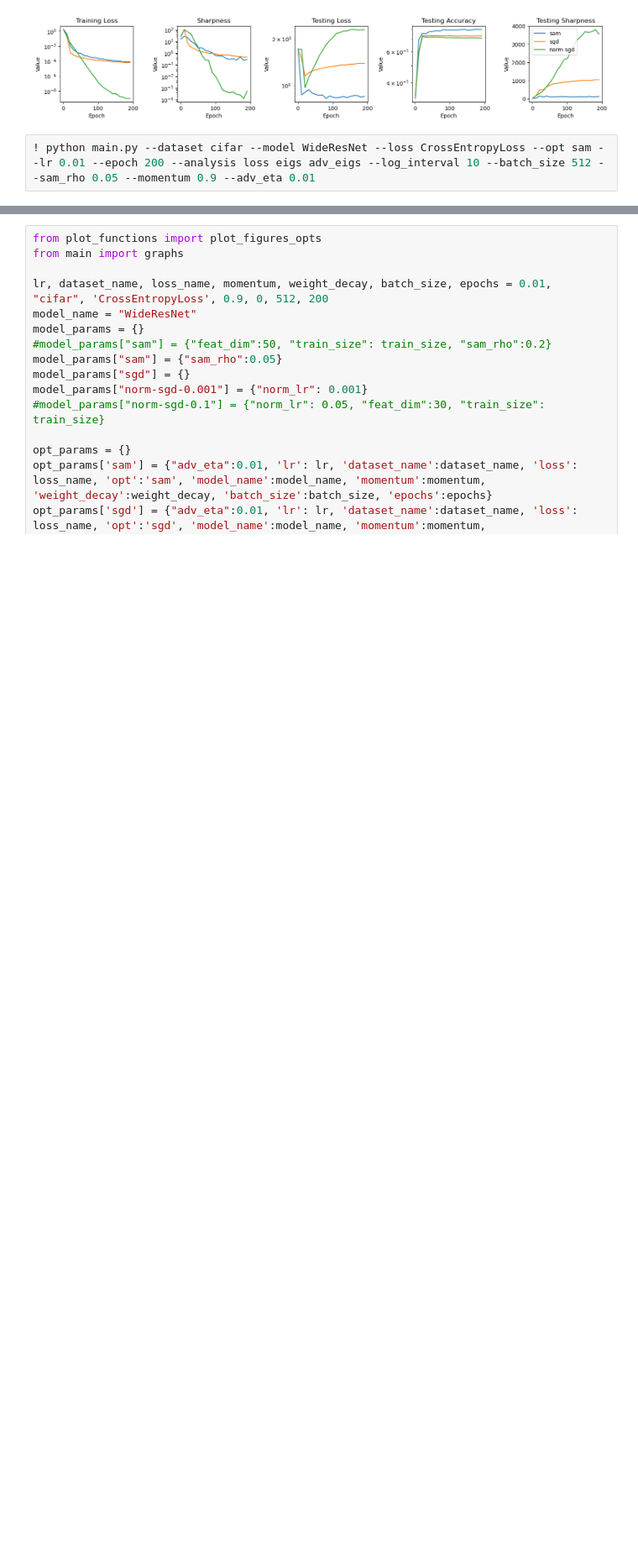
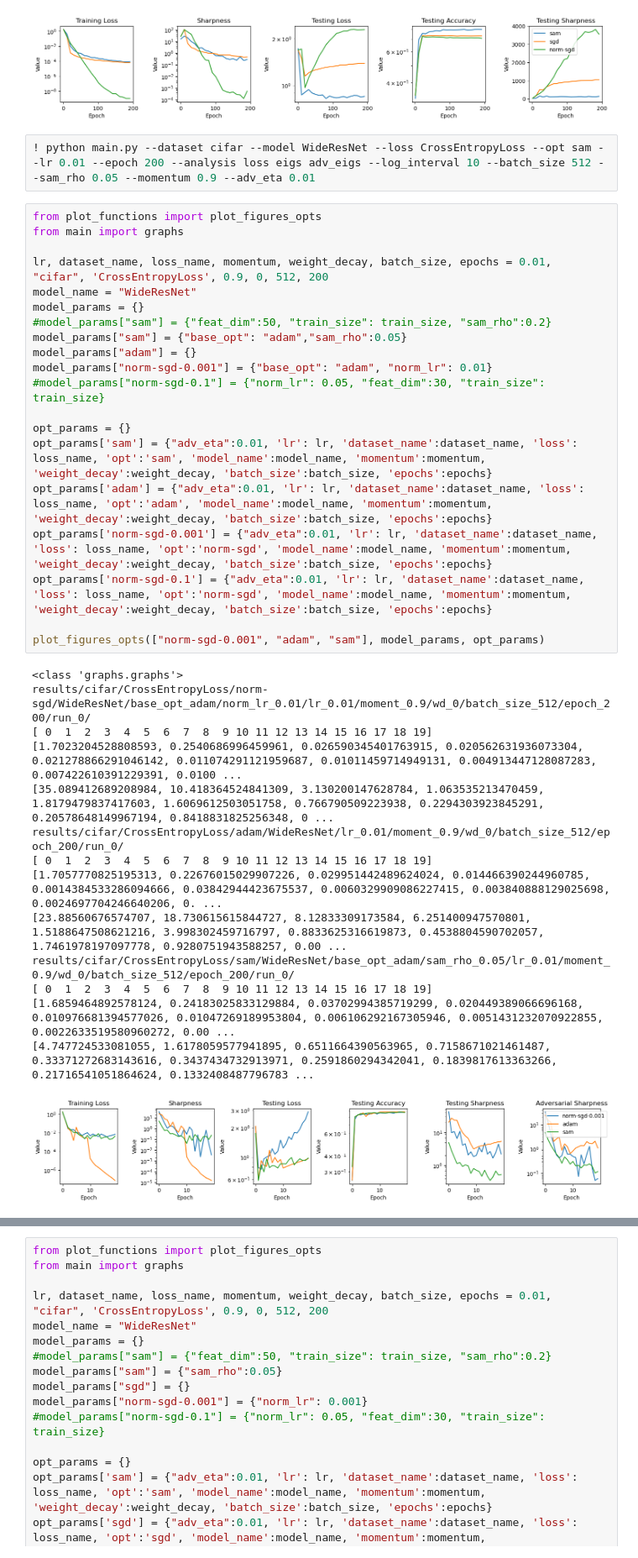
Before and after one commit to lucmonl/mlopt, a Jupyter notebook: notebook/sharpness-generalization.ipynb, the cells around one changed output, grey strips where cells are left out. Shown at 84% size. Drawn from its saved outputs; the diff is of its cells as text; blank space fills up the shorter version.

```diff
--- a/notebook/sharpness-generalization.ipynb
+++ b/notebook/sharpness-generalization.ipynb
@@ -455,6 +456,41 @@ results/cifar/norm-sgd/WideResNet/norm_lr_0.001/lr_0.01/wd_0/batch_size_512/epoc
 [figure]
 # %%
 ! python main.py --dataset cifar --model WideResNet --loss CrossEntropyLoss --opt sam --lr 0.01 --epoch 200 --analysis loss eigs adv_eigs --log_interval 10 --batch_size 512 --sam_rho 0.05 --momentum 0.9 --adv_eta 0.01
+# %%
+from plot_functions import plot_figures_opts
+from main import graphs
+
+lr, dataset_name, loss_name, momentum, weight_decay, batch_size, epochs = 0.01, "cifar", 'CrossEntropyLoss', 0.9, 0, 512, 200
+model_name = "WideResNet"
+model_params = {}
+#model_params["sam"] = {"feat_dim":50, "train_size": train_size, "sam_rho":0.2}
+model_params["sam"] = {"base_opt": "adam","sam_rho":0.05}
+model_params["adam"] = {}
+model_params["norm-sgd-0.001"] = {"base_opt": "adam", "norm_lr": 0.01}
+#model_params["norm-sgd-0.1"] = {"norm_lr": 0.05, "feat_dim":30, "train_size": train_size}
+
+opt_params = {}
+opt_params['sam'] = {"adv_eta":0.01, 'lr': lr, 'dataset_name':dataset_name, 'loss': loss_name, 'opt':'sam', 'model_name':model_name, 'momentum':momentum, 'weight_decay':weight_decay, 'batch_size':batch_size, 'epochs':epochs}
+opt_params['adam'] = {"adv_eta":0.01, 'lr': lr, 'dataset_name':dataset_name, 'loss': loss_name, 'opt':'adam', 'model_name':model_name, 'momentum':momentum, 'weight_decay':weight_decay, 'batch_size':batch_size, 'epochs':epochs}
+opt_params['norm-sgd-0.001'] = {"adv_eta":0.01, 'lr': lr, 'dataset_name':dataset_name, 'loss': loss_name, 'opt':'norm-sgd', 'model_name':model_name, 'momentum':momentum, 'weight_decay':weight_decay, 'batch_size':batch_size, 'epochs':epochs}
+opt_params['norm-sgd-0.1'] = {"adv_eta":0.01, 'lr': lr, 'dataset_name':dataset_name, 'loss': loss_name, 'opt':'norm-sgd', 'model_name':model_name, 'momentum':momentum, 'weight_decay':weight_decay, 'batch_size':batch_size, 'epochs':epochs}
+
+plot_figures_opts(["norm-sgd-0.001", "adam", "sam"], model_params, opt_params)
+# %% [output]
+<class 'graphs.graphs'>
+results/cifar/CrossEntropyLoss/norm-sgd/WideResNet/base_opt_adam/norm_lr_0.01/lr_0.01/moment_0.9/wd_0/batch_size_512/epoch_200/run_0/
+[ 0  1  2  3  4  5  6  7  8  9 10 11 12 13 14 15 16 17 18 19]
+[1.7023204528808593, 0.2540686996459961, 0.026590345401763915, 0.020562631936073304, 0.021278866291046142, 0.011074291121959687, 0.01011459714949131, 0.004913447128087283, 0.007422610391229391, 0.0100 ...
+[35.089412689208984, 10.418364524841309, 3.130200147628784, 1.063535213470459, 1.8179479837417603, 1.6069612503051758, 0.766790509223938, 0.2294303923845291, 0.20578648149967194, 0.8418831825256348, 0 ...
+results/cifar/CrossEntropyLoss/adam/WideResNet/lr_0.01/moment_0.9/wd_0/batch_size_512/epoch_200/run_0/
+[ 0  1  2  3  4  5  6  7  8  9 10 11 12 13 14 15 16 17 18 19]
+[1.7057770825195313, 0.22676015029907226, 0.029951442489624024, 0.014466390244960785, 0.0014384533286094666, 0.03842944423675537, 0.0060329909086227415, 0.003840888129025698, 0.0024697704246640206, 0. ...
+[23.88560676574707, 18.730615615844727, 8.12833309173584, 6.251400947570801, 1.5188647508621216, 3.998302459716797, 0.8833625316619873, 0.4538804590702057, 1.7461978197097778, 0.9280751943588257, 0.00 ...
+results/cifar/CrossEntropyLoss/sam/WideResNet/base_opt_adam/sam_rho_0.05/lr_0.01/moment_0.9/wd_0/batch_size_512/epoch_200/run_0/
+[ 0  1  2  3  4  5  6  7  8  9 10 11 12 13 14 15 16 17 18 19]
+[1.6859464892578124, 0.24183025833129884, 0.03702994385719299, 0.020449389066696168, 0.010976681394577026, 0.01047269189953804, 0.006106292167305946, 0.0051431232070922855, 0.0022633519580960272, 0.00 ...
+[4.747724533081055, 1.6178059577941895, 0.6511664390563965, 0.7158671021461487, 0.33371272683143616, 0.3437434732913971, 0.2591860294342041, 0.1839817613363266, 0.21716541051864624, 0.1332408487796783 ...
+[figure, added]
 # %%
 from plot_functions import plot_figures_opts
 from main import graphs
```
Also changed, not shown: parts of 3 cells of this notebook, 1 other file.
